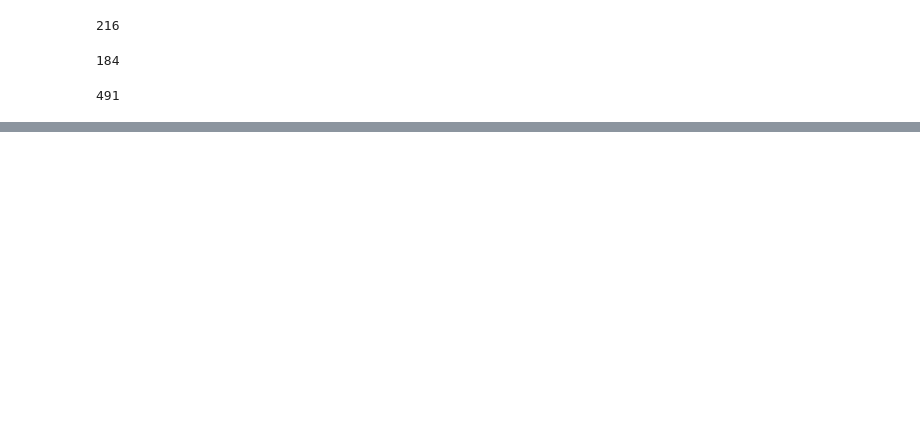
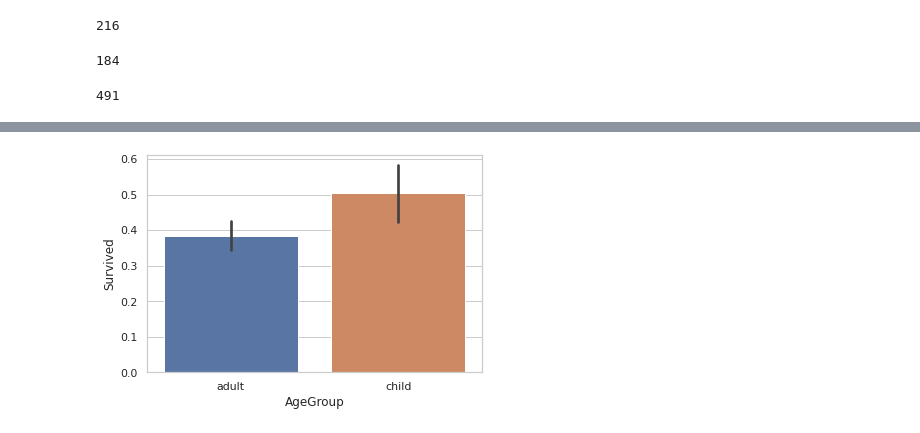
Before and after one commit to saitzaw/data-pipeline-for-ds, a Jupyter notebook: includes/DataExploration.ipynb, the cells around one changed output, grey strips where cells are left out. Saved outputs shown, nothing was run; the diff lists cells and outputs as text; code cells hidden in the pictures; blank space fills up the shorter version.

```diff
--- a/includes/DataExploration.ipynb
+++ b/includes/DataExploration.ipynb
@@ -99,0 +176,4 @@ third_df.shape[0]
+# %%
+ax = sns.barplot(x="AgeGroup", y="Survived", data=titanic_df_mod)
+# %% [output]
+[figure, added]
```
Also changed, not shown: parts of 12 cells of this notebook.
